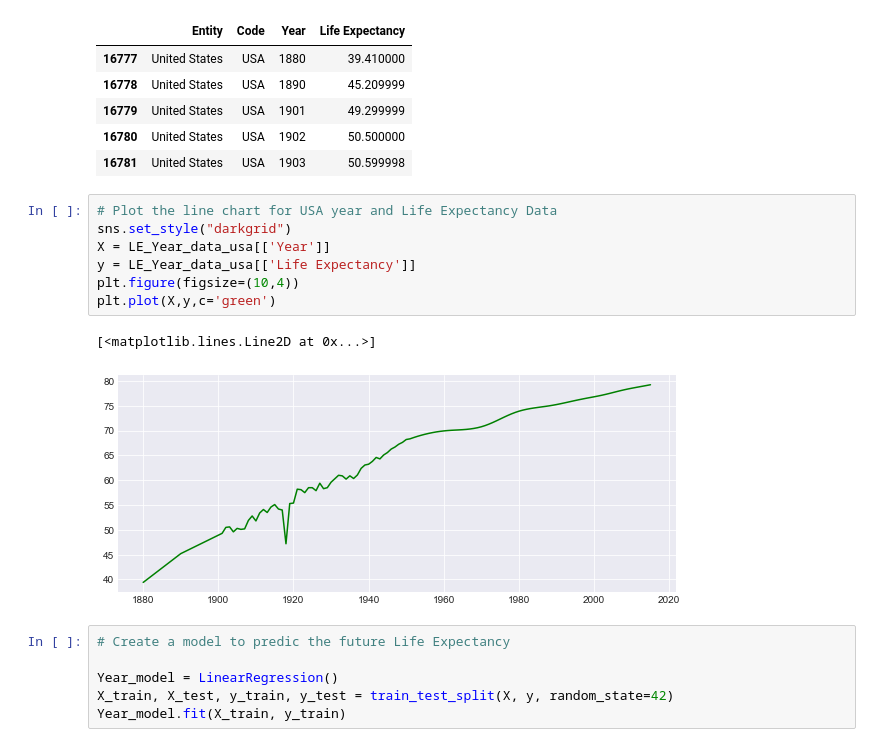
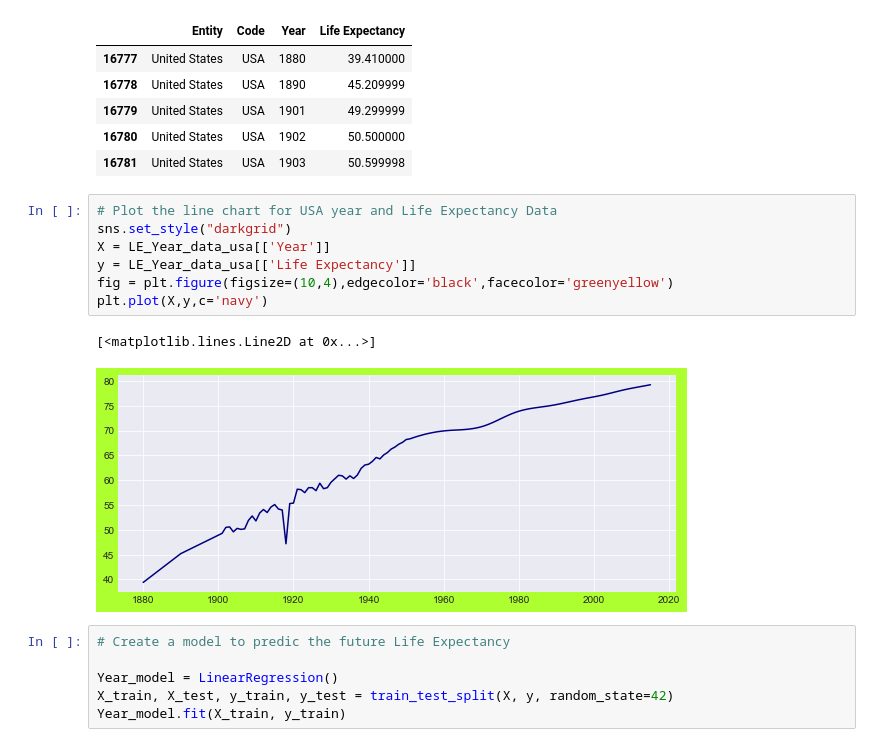
Before and after one commit to santhoshpullela/TheVulcanSalute, a Jupyter notebook: newpred.ipynb, the cells around one changed output. Drawn from its saved outputs; the diff is of its cells as text.

```diff
--- a/newpred.ipynb
+++ b/newpred.ipynb
@@ -79,13 +79,13 @@ LE_Year_data_usa.head()
 # %%
 # Plot the line chart for USA year and Life Expectancy Data
 sns.set_style("darkgrid")
 X = LE_Year_data_usa[['Year']]
 y = LE_Year_data_usa[['Life Expectancy']]
-plt.figure(figsize=(10,4))
-plt.plot(X,y,c='green')
+fig = plt.figure(figsize=(10,4),edgecolor='black',facecolor='greenyellow')
+plt.plot(X,y,c='navy')
 # %% [output]
 [<matplotlib.lines.Line2D at 0x...>]
-[figure, old version]
+[figure, new version]
 # %%
 # Create a model to predic the future Life Expectancy
 
```
Also changed, not shown: parts of 7 cells of this notebook, 4 other files.
